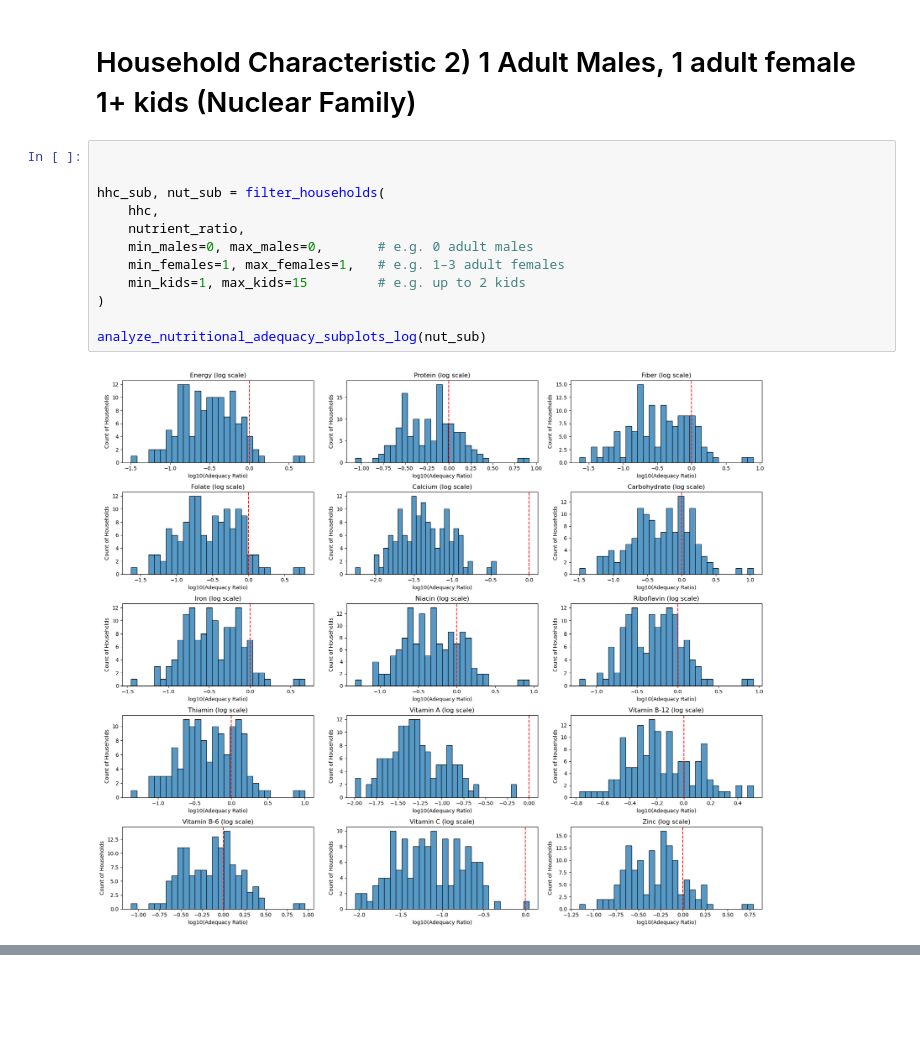
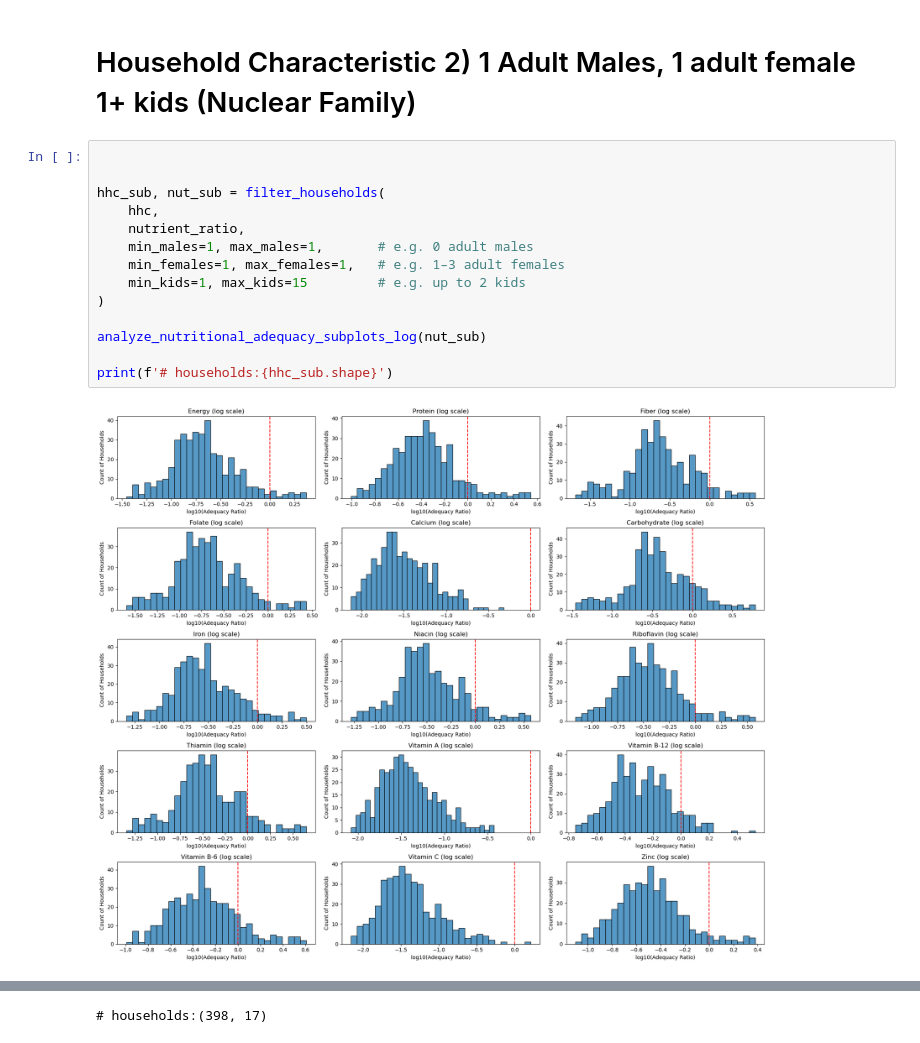
Before and after one commit to reilyfairchild/EEP153-Project-3, a Jupyter notebook: Senegal_Project_3.ipynb, the cells around one changed output, grey strips where cells are left out. Drawn from its saved outputs; the diff is of its cells as text; blank space fills up the shorter version.

Commit message:
all household types analyzed and moved files

```diff
--- a/Senegal_Project_3.ipynb
+++ b/Senegal_Project_3.ipynb
@@ -889,14 +998,16 @@ analyze_nutritional_adequacy_subplots_log(nut_sub)
 # %%
 
 
 hhc_sub, nut_sub = filter_households(
     hhc,
     nutrient_ratio,
-    min_males=0, max_males=0,       # e.g. 0 adult males
+    min_males=1, max_males=1,       # e.g. 0 adult males
     min_females=1, max_females=1,   # e.g. 1–3 adult females
     min_kids=1, max_kids=15         # e.g. up to 2 kids
 )
 
 analyze_nutritional_adequacy_subplots_log(nut_sub)
+
+print(f'# households:{hhc_sub.shape}')
 # %% [output]
-[figure, old version]
+[figure, new version]
@@ -903,0 +1015 @@ analyze_nutritional_adequacy_subplots_log(nut_sub)
+# households:(398, 17)
```
Also changed, not shown: parts of 20 cells of this notebook, 2 other files.
